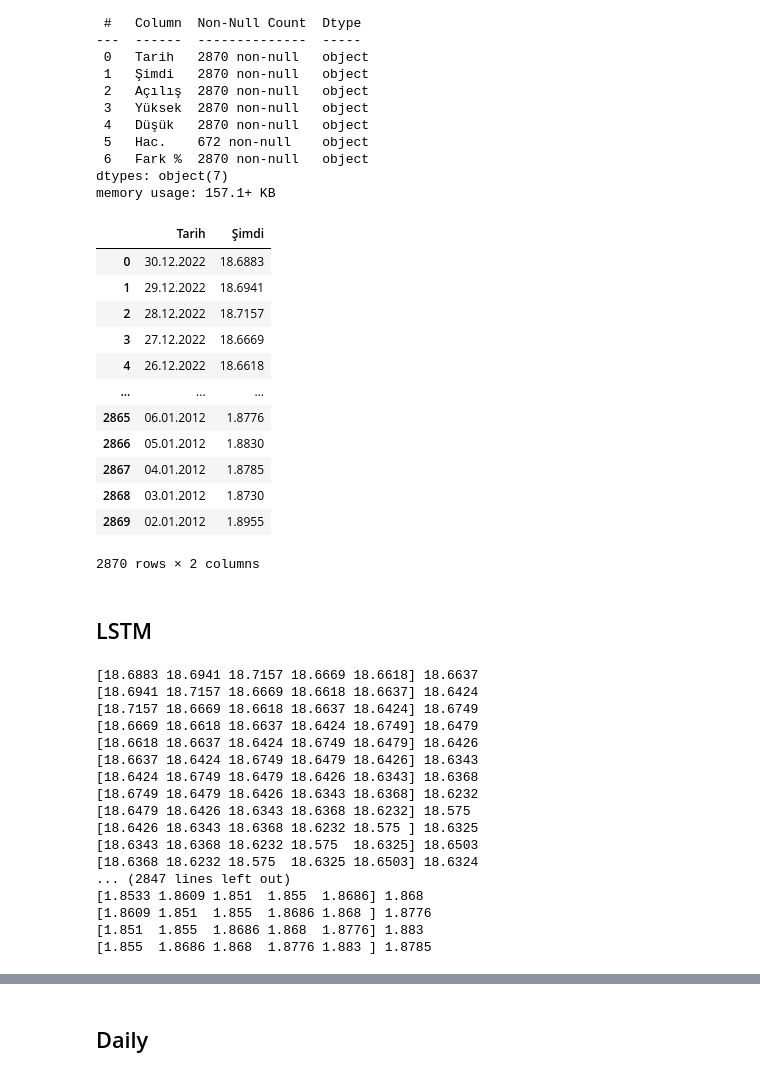
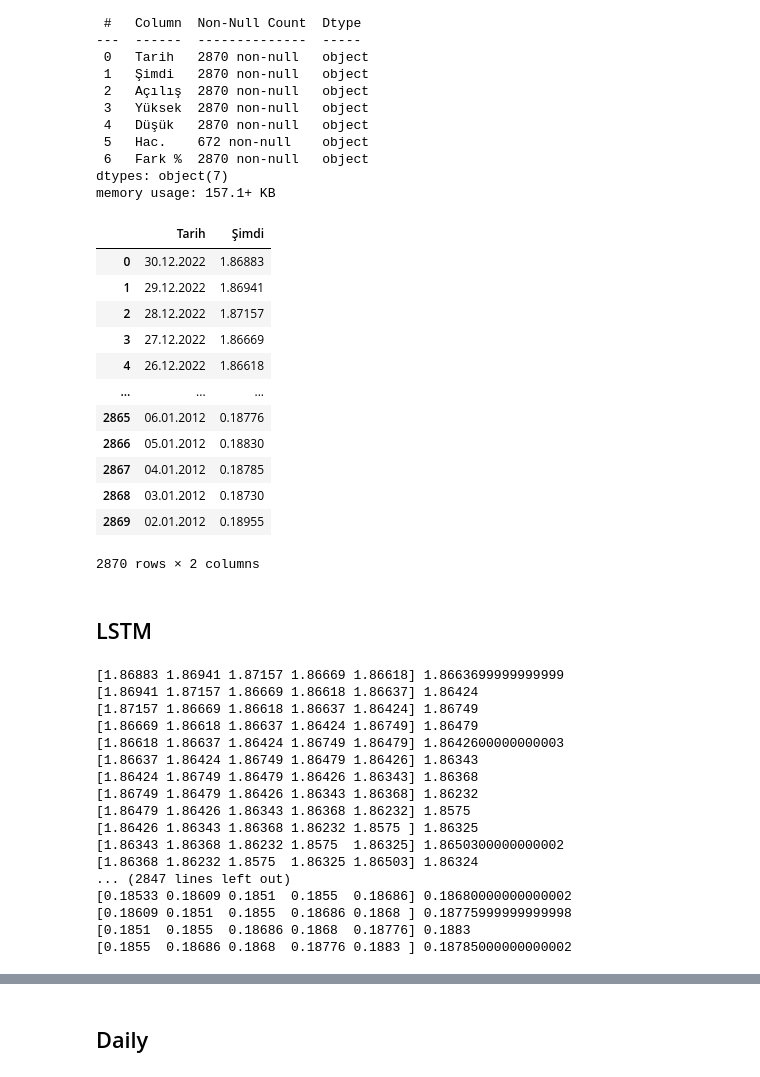
Before and after one commit to Ancouse/CMPE_460, a Jupyter notebook: Term Project/Projects/Usd_Try.ipynb, the cells around one changed output, grey strips where cells are left out. Drawn from its saved outputs; the diff is of its cells as text; code cells hidden in the pictures.

```diff
--- a/Term Project/Projects/Usd_Try.ipynb
+++ b/Term Project/Projects/Usd_Try.ipynb
@@ -27,21 +27,21 @@ memory usage: 157.1+ KB
 df = data_usd_tr.drop(['Açılış','Yüksek','Düşük','Hac.','Fark %'], axis=1)
 # %%
 # We need to change from "," to "." because it will be a float.
-df['Şimdi'] = df['Şimdi'].apply(lambda x: float(x.split()[0].replace(',', '.')))
+df['Şimdi'] = df['Şimdi'].apply(lambda x: float(x.split()[0].replace(',', '.'))/10)
 df
 # %% [output]
 |  | Tarih | Şimdi |
-| 0 | 30.12.2022 | 18.6883 |
-| 1 | 29.12.2022 | 18.6941 |
-| 2 | 28.12.2022 | 18.7157 |
-| 3 | 27.12.2022 | 18.6669 |
-| 4 | 26.12.2022 | 18.6618 |
+| 0 | 30.12.2022 | 1.86883 |
+| 1 | 29.12.2022 | 1.86941 |
+| 2 | 28.12.2022 | 1.87157 |
+| 3 | 27.12.2022 | 1.86669 |
+| 4 | 26.12.2022 | 1.86618 |
 | ... | ... | ... |
-| 2865 | 06.01.2012 | 1.8776 |
-| 2866 | 05.01.2012 | 1.8830 |
-| 2867 | 04.01.2012 | 1.8785 |
-| 2868 | 03.01.2012 | 1.8730 |
-| 2869 | 02.01.2012 | 1.8955 |
+| 2865 | 06.01.2012 | 0.18776 |
+| 2866 | 05.01.2012 | 0.18830 |
+| 2867 | 04.01.2012 | 0.18785 |
+| 2868 | 03.01.2012 | 0.18730 |
+| 2869 | 02.01.2012 | 0.18955 |
 2870 rows × 2 columns
 # %% [markdown]
 ## LSTM
@@ -74,23 +74,23 @@ X, y = split_sequence(raw_seq, n_steps)
 for i in range(len(X)):
 	print(X[i], y[i])
 # %% [output]
-[18.6883 18.6941 18.7157 18.6669 18.6618] 18.6637
-[18.6941 18.7157 18.6669 18.6618 18.6637] 18.6424
-[18.7157 18.6669 18.6618 18.6637 18.6424] 18.6749
-[18.6669 18.6618 18.6637 18.6424 18.6749] 18.6479
-[18.6618 18.6637 18.6424 18.6749 18.6479] 18.6426
-[18.6637 18.6424 18.6749 18.6479 18.6426] 18.6343
-[18.6424 18.6749 18.6479 18.6426 18.6343] 18.6368
-[18.6749 18.6479 18.6426 18.6343 18.6368] 18.6232
-[18.6479 18.6426 18.6343 18.6368 18.6232] 18.575
-[18.6426 18.6343 18.6368 18.6232 18.575 ] 18.6325
-[18.6343 18.6368 18.6232 18.575  18.6325] 18.6503
-[18.6368 18.6232 18.575  18.6325 18.6503] 18.6324
+[1.86883 1.86941 1.87157 1.86669 1.86618] 1.8663699999999999
+[1.86941 1.87157 1.86669 1.86618 1.86637] 1.86424
+[1.87157 1.86669 1.86618 1.86637 1.86424] 1.86749
+[1.86669 1.86618 1.86637 1.86424 1.86749] 1.86479
+[1.86618 1.86637 1.86424 1.86749 1.86479] 1.8642600000000003
+[1.86637 1.86424 1.86749 1.86479 1.86426] 1.86343
+[1.86424 1.86749 1.86479 1.86426 1.86343] 1.86368
+[1.86749 1.86479 1.86426 1.86343 1.86368] 1.86232
+[1.86479 1.86426 1.86343 1.86368 1.86232] 1.8575
+[1.86426 1.86343 1.86368 1.86232 1.8575 ] 1.86325
+[1.86343 1.86368 1.86232 1.8575  1.86325] 1.8650300000000002
+[1.86368 1.86232 1.8575  1.86325 1.86503] 1.86324
 ... (2847 lines left out)
-[1.8533 1.8609 1.851  1.855  1.8686] 1.868
-[1.8609 1.851  1.855  1.8686 1.868 ] 1.8776
-[1.851  1.855  1.8686 1.868  1.8776] 1.883
-[1.855  1.8686 1.868  1.8776 1.883 ] 1.8785
+[0.18533 0.18609 0.1851  0.1855  0.18686] 0.18680000000000002
+[0.18609 0.1851  0.1855  0.18686 0.1868 ] 0.18775999999999998
+[0.1851  0.1855  0.18686 0.1868  0.18776] 0.1883
+[0.1855  0.18686 0.1868  0.18776 0.1883 ] 0.18785000000000002
 # %%
 # reshape from [samples, timesteps] into [samples, timesteps, features]
 n_features = 1
```
Also changed, not shown: parts of 12 cells of this notebook, 5 other files.
